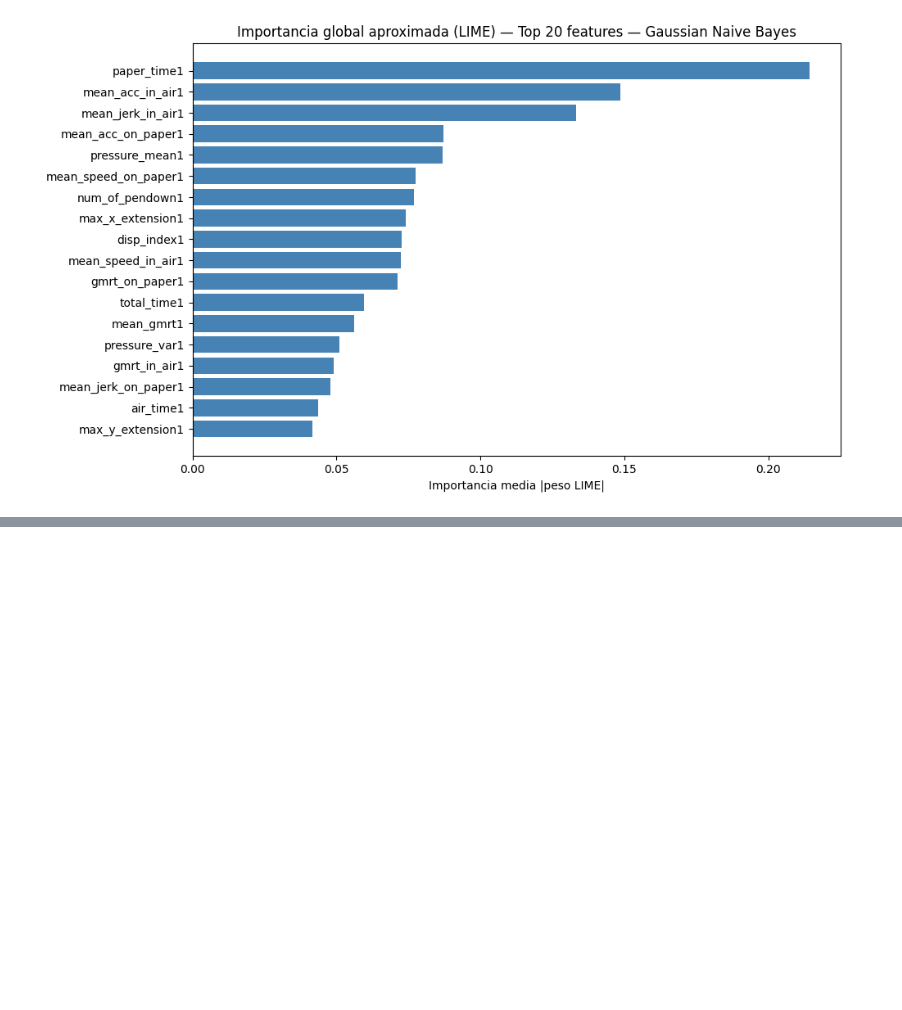
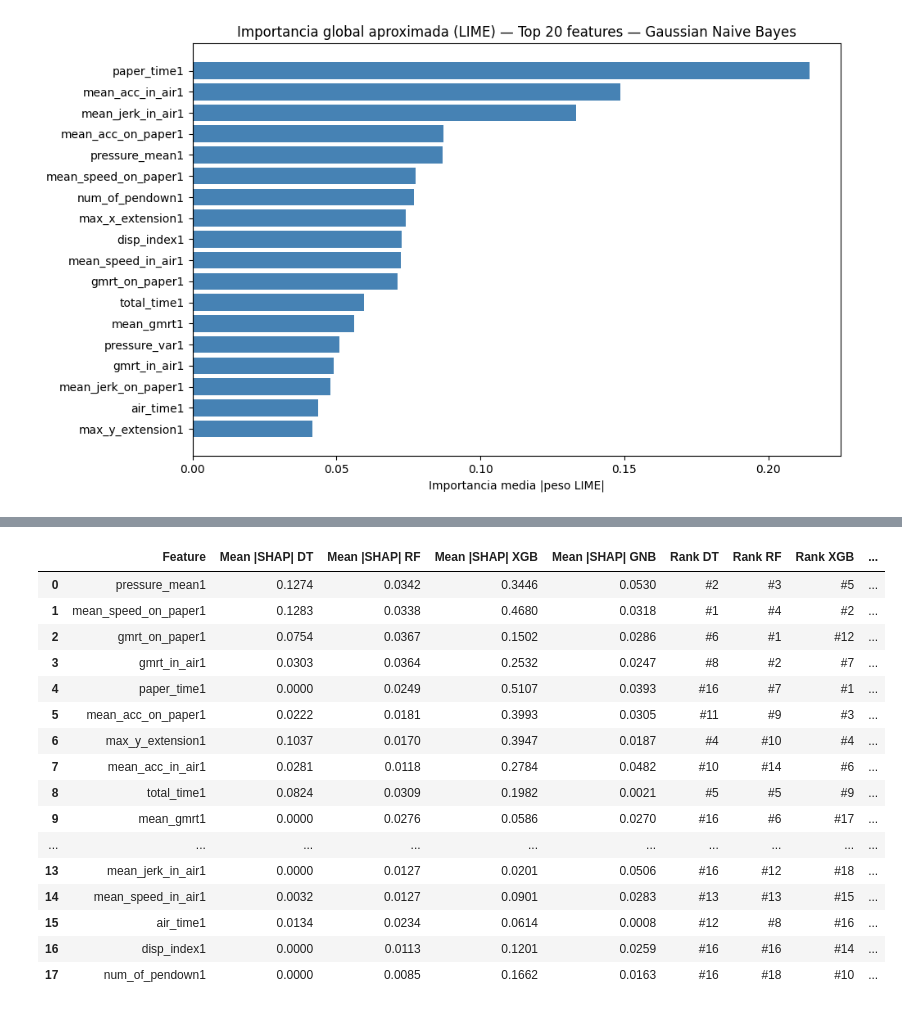
Before and after one commit to joserdeg/pruebas_tfm, a Jupyter notebook: darwin/darwin_ml4.ipynb, the cells around one changed output, grey strips where cells are left out. Saved outputs shown, nothing was run; the diff lists cells and outputs as text; code cells hidden in the pictures; blank space fills up the shorter version.

```diff
--- a/darwin/darwin_ml4.ipynb
+++ b/darwin/darwin_ml4.ipynb
@@ -1304,0 +1307,79 @@ Top-20 features por importancia global LIME (Gaussian Naive Bayes):
+# %%
+# ============================================================
+# TABLA RESUMEN SHAP — TODAS LAS VARIABLES, TOP 10 DESTACADO
+# ============================================================
+
+full_dt  = pd.DataFrame({'Feature': X.columns, 'Mean |SHAP| DT':  np.abs(sv).mean(axis=0)})
+full_rf  = pd.DataFrame({'Feature': X.columns, 'Mean |SHAP| RF':  np.abs(sv_rf).mean(axis=0)})
+full_xgb = pd.DataFrame({'Feature': X.columns, 'Mean |SHAP| XGB': np.abs(shap_values).mean(axis=0)})
+full_gnb = pd.DataFrame({'Feature': X.columns, 'Mean |SHAP| GNB': np.abs(sv_gnb).mean(axis=0)})
+
+df_full = (
+    full_dt
+    .merge(full_rf,  on='Feature')
+    .merge(full_xgb, on='Feature')
+    .merge(full_gnb, on='Feature')
+)
+
+for col, rank_col in [
+    ('Mean |SHAP| DT',  'Rank DT'),
+    ('Mean |SHAP| RF',  'Rank RF'),
+    ('Mean |SHAP| XGB', 'Rank XGB'),
+    ('Mean |SHAP| GNB', 'Rank GNB'),
+]:
+    df_full[rank_col] = df_full[col].rank(ascending=False).astype(int)
+
+rank_cols = ['Rank DT', 'Rank RF', 'Rank XGB', 'Rank GNB']
+df_full['Modelos en top10'] = (df_full[rank_cols] <= 10).sum(axis=1)
+df_full['Rank medio'] = df_full[rank_cols].mean(axis=1)
+
+df_all = (
+    df_full
+    .sort_values(['Modelos en top10', 'Rank medio'], ascending=[False, True])
+    .reset_index(drop=True)
+    .drop(columns='Rank medio')
+)
+
+df_all['Es top10'] = df_all.index < 10
+
+for col in rank_cols:
+    df_all[col] = df_all[col].apply(lambda x: f"#{x}")
+
+# ============================================================
+# ESTILO
+# ============================================================
+def style_tabla(df):
+    val_cols = ['Mean |SHAP| DT', 'Mean |SHAP| RF', 'Mean |SHAP| XGB', 'Mean |SHAP| GNB']
+    es_top10 = df['Es top10'].values
+    df_display = df.drop(columns='Es top10')
+
+    def fmt_val(val):
+        return f"{val:.4f}" if pd.notna(val) else "—"
+
+    def highlight_row(row):
+        if es_top10[row.name]:
+            return ['background-color: #f0f7ff'] * len(row)
+        return ['background-color: #fafafa; color: #999999'] * len(row)
+
+    def color_consensus(val):
+        if val == 4: return 'background-color: #d4edda; font-weight: bold; color: #155724'
+        if val == 3: return 'background-color: #cce5ff; color: #004085'
+        if val == 2: return 'background-color: #fff3cd; color: #856404'
+        return 'color: #999999'
+
+    return (
+        df_display.style
+        .format({c: fmt_val for c in val_cols})
+        .apply(highlight_row, axis=1)
+        .applymap(color_consensus, subset=['Modelos en top10'])
+        .set_caption("Variables SHAP — Tarea 1 · Top 10 destacadas (fondo azul), resto en gris")
+        .set_table_styles([
+            {'selector': 'caption', 'props': [('font-size', '14px'), ('font-weight', 'bold'), ('padding-bottom', '8px'), ('text-align', 'left')]},
+            {'selector': 'th', 'props': [('background-color', '#f0f0f0'), ('font-size', '11px'), ('text-align', 'center'), ('padding', '6px 10px')]},
+            {'selector': 'td', 'props': [('font-size', '12px'), ('text-align', 'center'), ('padding', '5px 10px')]},
+            {'selector': 'tr:nth-child(10)', 'props': [('border-bottom', '2px solid #333')]},
+        ])
+    )
+
+style_tabla(df_all)
+# %% [output]
@@ -1304,0 +1387,17 @@ Top-20 features por importancia global LIME (Gaussian Naive Bayes):
+|  | Feature | Mean |SHAP| DT | Mean |SHAP| RF | Mean |SHAP| XGB | Mean |SHAP| GNB | Rank DT | Rank RF | Rank XGB | ... |
+| 0 | pressure_mean1 | 0.1274 | 0.0342 | 0.3446 | 0.0530 | #2 | #3 | #5 | ... |
+| 1 | mean_speed_on_paper1 | 0.1283 | 0.0338 | 0.4680 | 0.0318 | #1 | #4 | #2 | ... |
+| 2 | gmrt_on_paper1 | 0.0754 | 0.0367 | 0.1502 | 0.0286 | #6 | #1 | #12 | ... |
+| 3 | gmrt_in_air1 | 0.0303 | 0.0364 | 0.2532 | 0.0247 | #8 | #2 | #7 | ... |
+| 4 | paper_time1 | 0.0000 | 0.0249 | 0.5107 | 0.0393 | #16 | #7 | #1 | ... |
+| 5 | mean_acc_on_paper1 | 0.0222 | 0.0181 | 0.3993 | 0.0305 | #11 | #9 | #3 | ... |
+| 6 | max_y_extension1 | 0.1037 | 0.0170 | 0.3947 | 0.0187 | #4 | #10 | #4 | ... |
+| 7 | mean_acc_in_air1 | 0.0281 | 0.0118 | 0.2784 | 0.0482 | #10 | #14 | #6 | ... |
+| 8 | total_time1 | 0.0824 | 0.0309 | 0.1982 | 0.0021 | #5 | #5 | #9 | ... |
+| 9 | mean_gmrt1 | 0.0000 | 0.0276 | 0.0586 | 0.0270 | #16 | #6 | #17 | ... |
+| ... | ... | ... | ... | ... | ... | ... | ... | ... | ... |
+| 13 | mean_jerk_in_air1 | 0.0000 | 0.0127 | 0.0201 | 0.0506 | #16 | #12 | #18 | ... |
+| 14 | mean_speed_in_air1 | 0.0032 | 0.0127 | 0.0901 | 0.0283 | #13 | #13 | #15 | ... |
+| 15 | air_time1 | 0.0134 | 0.0234 | 0.0614 | 0.0008 | #12 | #8 | #16 | ... |
+| 16 | disp_index1 | 0.0000 | 0.0113 | 0.1201 | 0.0259 | #16 | #16 | #14 | ... |
+| 17 | num_of_pendown1 | 0.0000 | 0.0085 | 0.1662 | 0.0163 | #16 | #18 | #10 | ... |
```
Also changed, not shown: parts of 2 cells of this notebook.
